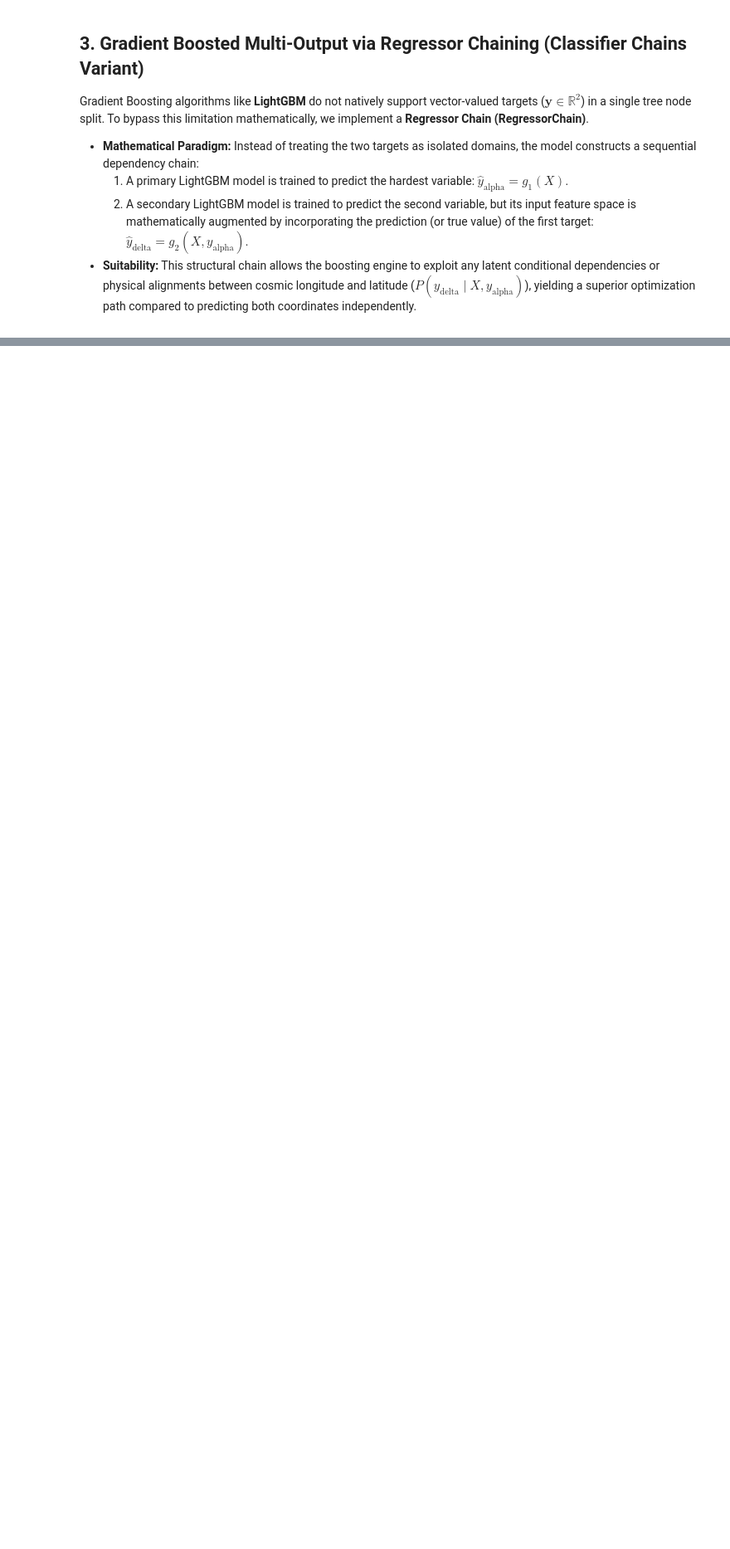
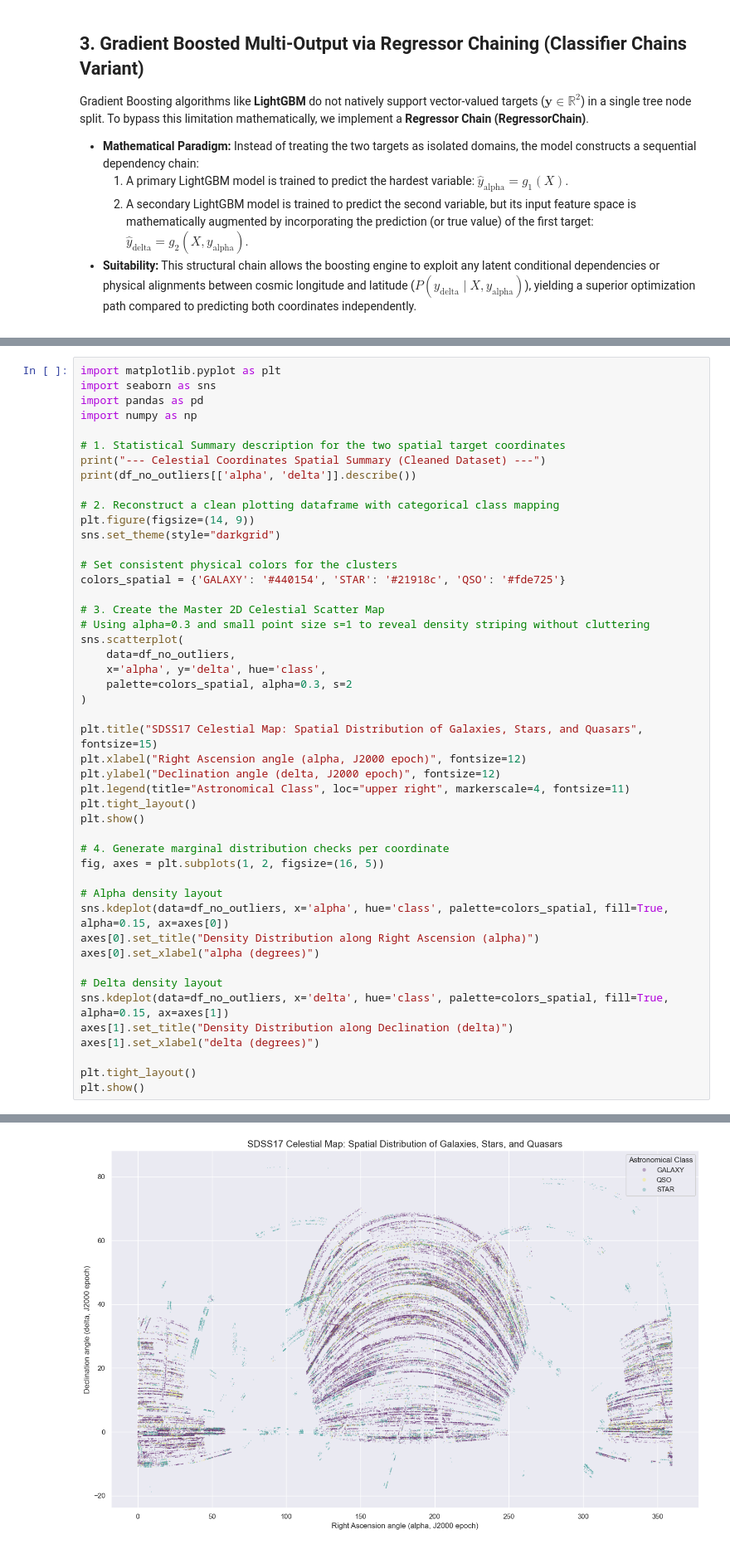
Before and after one commit to DimovDimo/SDSS17-ML-Research, a Jupyter notebook: SDSS17-ML-Research.ipynb, the cells around one changed output, grey strips where cells are left out. Shown at 83% size. Cells and saved outputs as stored; diff of their text form; blank space fills up the shorter version.

Commit message:
feat: create 2d sky map scatter plot for alpha and delta EDA

```diff
--- a/SDSS17-ML-Research.ipynb
+++ b/SDSS17-ML-Research.ipynb
@@ -2676,0 +2683,48 @@ Gradient Boosting algorithms like **LightGBM** do not natively support vector-va
+# %%
+import matplotlib.pyplot as plt
+import seaborn as sns
+import pandas as pd
+import numpy as np
+
+# 1. Statistical Summary description for the two spatial target coordinates
+print("--- Celestial Coordinates Spatial Summary (Cleaned Dataset) ---")
+print(df_no_outliers[['alpha', 'delta']].describe())
+
+# 2. Reconstruct a clean plotting dataframe with categorical class mapping
+plt.figure(figsize=(14, 9))
+sns.set_theme(style="darkgrid")
+
+# Set consistent physical colors for the clusters
+colors_spatial = {'GALAXY': '#440154', 'STAR': '#21918c', 'QSO': '#fde725'}
+
+# 3. Create the Master 2D Celestial Scatter Map
+# Using alpha=0.3 and small point size s=1 to reveal density striping without cluttering
+sns.scatterplot(
+    data=df_no_outliers,
+    x='alpha', y='delta', hue='class',
+    palette=colors_spatial, alpha=0.3, s=2
+)
+
+plt.title("SDSS17 Celestial Map: Spatial Distribution of Galaxies, Stars, and Quasars", fontsize=15)
+plt.xlabel("Right Ascension angle (alpha, J2000 epoch)", fontsize=12)
+plt.ylabel("Declination angle (delta, J2000 epoch)", fontsize=12)
+plt.legend(title="Astronomical Class", loc="upper right", markerscale=4, fontsize=11)
+plt.tight_layout()
+plt.show()
+
+# 4. Generate marginal distribution checks per coordinate
+fig, axes = plt.subplots(1, 2, figsize=(16, 5))
+
+# Alpha density layout
+sns.kdeplot(data=df_no_outliers, x='alpha', hue='class', palette=colors_spatial, fill=True, alpha=0.15, ax=axes[0])
+axes[0].set_title("Density Distribution along Right Ascension (alpha)")
+axes[0].set_xlabel("alpha (degrees)")
+
+# Delta density layout
+sns.kdeplot(data=df_no_outliers, x='delta', hue='class', palette=colors_spatial, fill=True, alpha=0.15, ax=axes[1])
+axes[1].set_title("Density Distribution along Declination (delta)")
+axes[1].set_xlabel("delta (degrees)")
+
+plt.tight_layout()
+plt.show()
+# %% [output]
@@ -2676,0 +2741 @@ Gradient Boosting algorithms like **LightGBM** do not natively support vector-va
+[figure, added]
```
Also changed, not shown: parts of 2 cells of this notebook.
